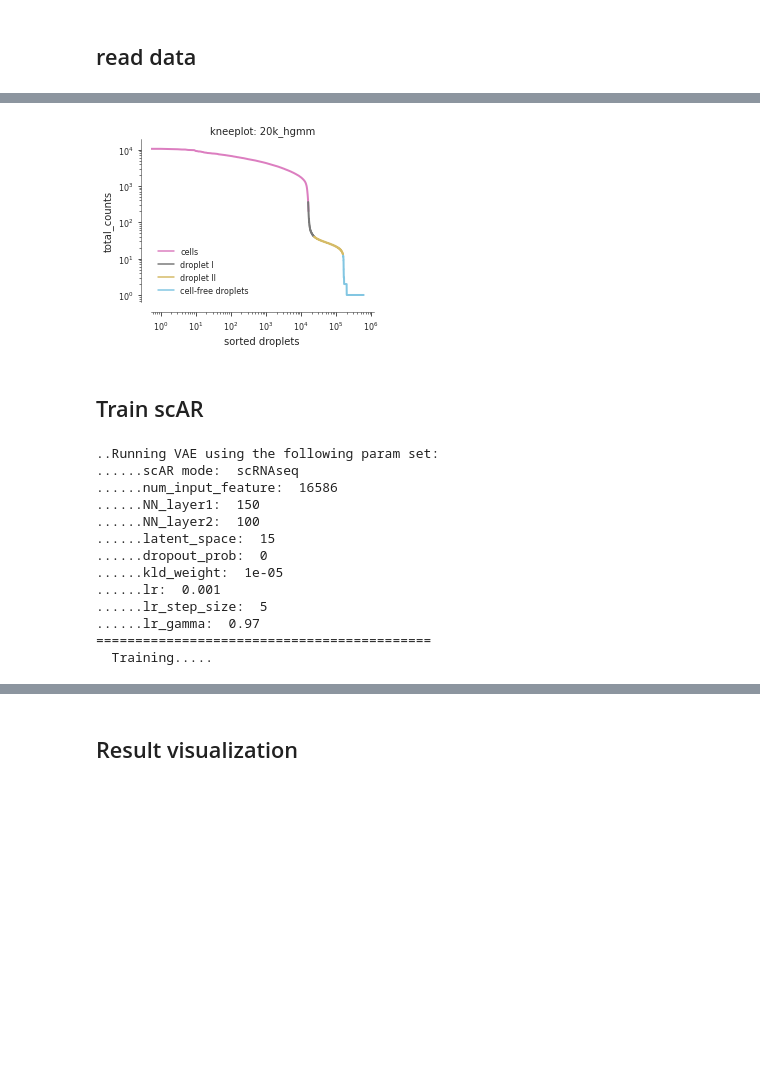
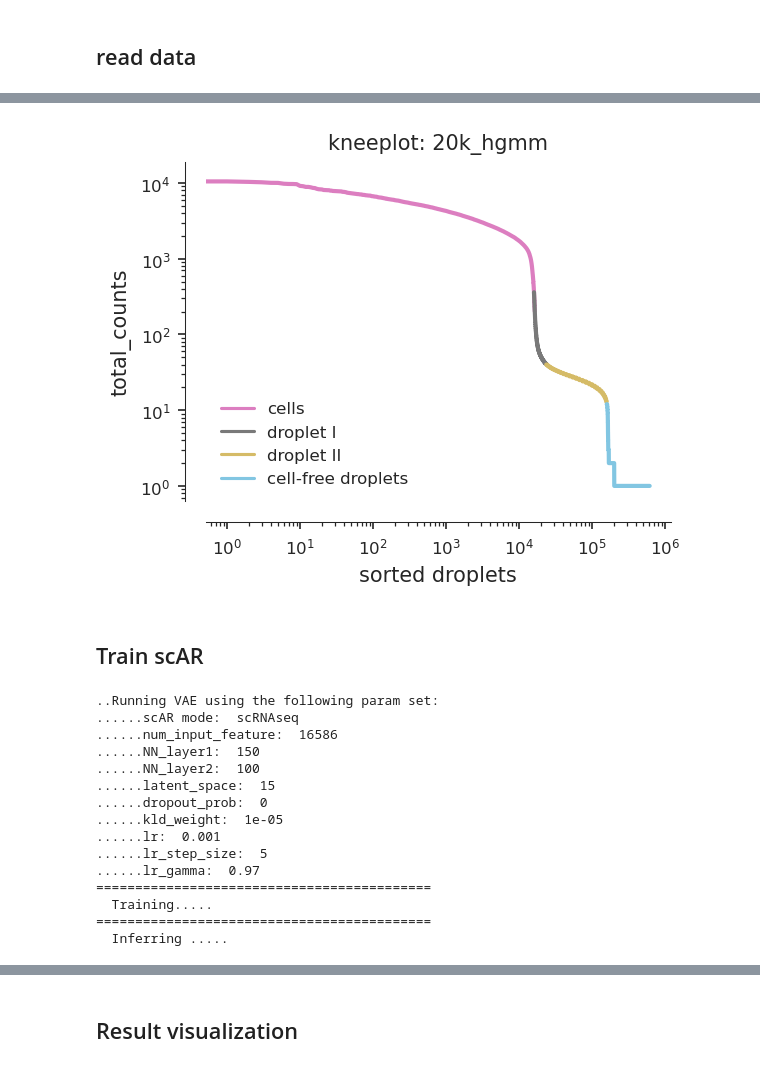
Before and after one commit to CaibinSh/scAR-reproducibility, a Jupyter notebook: reproducibility/scAR_tutorial_mRNA_denoising.ipynb, the cells around one changed output, grey strips where cells are left out. Saved outputs shown, nothing was run; the diff lists cells and outputs as text; code cells hidden in the pictures; blank space fills up the shorter version.

```diff
--- a/reproducibility/scAR_tutorial_mRNA_denoising.ipynb
+++ b/reproducibility/scAR_tutorial_mRNA_denoising.ipynb
@@ -91,25 +71,25 @@ rank_UMIs = rank_UMIs.sort_values(by='total_counts', ascending=False).reset_inde
 rank_UMIs = rank_UMIs.loc[rank_UMIs['total_counts']>0]
 rank_UMIs = rank_UMIs.set_index('index').rename_axis('cells')
 # %%
-fig = plt.figure(figsize=(4,3))
+plt.figure(figsize=(4, 3), dpi=150)
 
 ax = sns.lineplot(data = rank_UMIs,
                   x='rank',
                   y='total_counts',
                   hue='droplets',
                   hue_order=['cells', 'droplet I', 'droplet II', 'cell-free droplets'],
                   palette=sns.color_palette()[-4:],
                   markers=False,
                   lw=2)
 
 ax.set_xscale('log')
 ax.set_yscale('log')
 ax.set_xlabel('sorted droplets');
 ax.legend(loc='lower left', ncol=1, title=None, frameon=False)
 ax.set_title(f'kneeplot: 20k_hgmm');
 
 sns.set_palette("muted")
 sns.set_style("ticks")
 sns.despine(offset=10, trim=False);
 # %% [output]
-[figure, old version]
+[figure, new version]
@@ -128,6 +110,9 @@ scarObj = scAR.model(raw_count=raw_counts.values,
 
 scarObj.train(epochs=400,
               batch_size=64,)
+
+# After training, we can infer the native true signal
+scarObj.inference()  # by defaut, batch_size=None, set a batch_size if getting a GPU memory issue
 # %% [output]
 ..Running VAE using the following param set:
 ......scAR mode:  scRNAseq
@@ -142,3 +127,5 @@ scarObj.train(epochs=400,
 ......lr_gamma:  0.97
 ===========================================
   Training.....
+===========================================
+  Inferring .....
```
Also changed, not shown: parts of 24 cells of this notebook.
